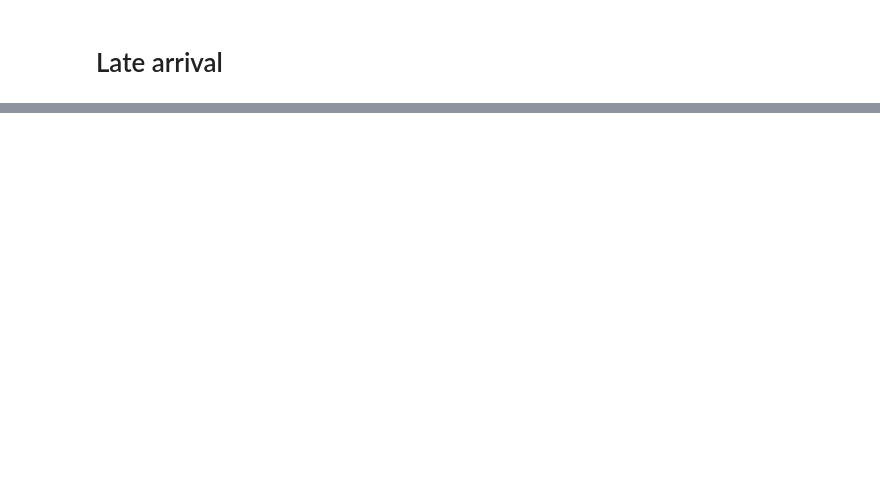
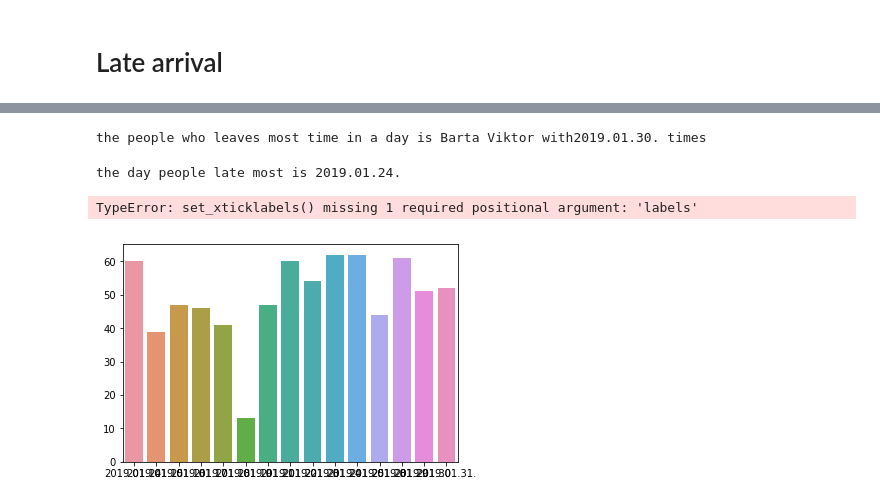
Before and after one commit to green-fox-academy/yuuu1234, a Jupyter notebook: DSA-2019/week-02/day-5/Untitled.ipynb, the cells around one changed output, grey strips where cells are left out. Saved outputs shown, nothing was run; the diff lists cells and outputs as text; code cells hidden in the pictures; blank space fills up the shorter version.

```diff
--- a/DSA-2019/week-02/day-5/Untitled.ipynb
+++ b/DSA-2019/week-02/day-5/Untitled.ipynb
@@ -117,0 +120,9 @@ the late arrival median time is:  9:35:22
+# %%
+people_late_arrival={}
+for k,v in work_day_arrival_time.items():
+    name=k.split("_")[0]
+    if v>3600*9:
+        try:
+            people_late_arrival[name]+=1
+        except:
+            people_late_arrival[name]=1
@@ -117,0 +134,24 @@ the late arrival median time is:  9:35:22
+# %%
+work_dates=work_day_log["Date"]
+leave_times_count={}
+workday_enter_log=work_day_log.loc[work_day_log["Description #1"]=="A66 - 04 FÕBEJÁRAT (F-1) Door #1"]
+for name,date in zip(workday_enter_log["Description #2"],workday_enter_log["Date"]):
+    name_date=name+"_"+date
+    try:
+        leave_times_count[name_date]+=1
+    except:
+        leave_times_count[name_date]=1
+# %%
+leave_times_count=sorted(leave_times_count.items(),key=lambda x:x[1], reverse=True)
+print(f"the people who leaves most time in a day is {leave_times_count[0][0].split('_')[0]} with{leave_times_count[0][1]} times ")
+# %% [output]
+the people who leaves most time in a day is Barta Viktor with2019.01.30. times
+# %%
+late_per_day_count={}
+for k,v in work_day_arrival_time.items():
+    if v>3600*9:
+        date=k.split("_")[1]
+        try:
+            late_per_day_count[date]+=1
+        except:
+            late_per_day_count[date]=1
@@ -117,0 +160,10 @@ the late arrival median time is:  9:35:22
+# %%
+print(f"the day people late most is {late_per_day_count_sort[0][0]} ")
+# %% [output]
+the day people late most is 2019.01.24.
+# %%
+late_per_day_count
+g=sns.barplot(list(late_per_day_count.keys()),list(late_per_day_count.values()))
+# %% [output]
+TypeError: set_xticklabels() missing 1 required positional argument: 'labels'
+[figure, added]
```
Also changed, not shown: parts of 8 cells of this notebook, 4 other files.
